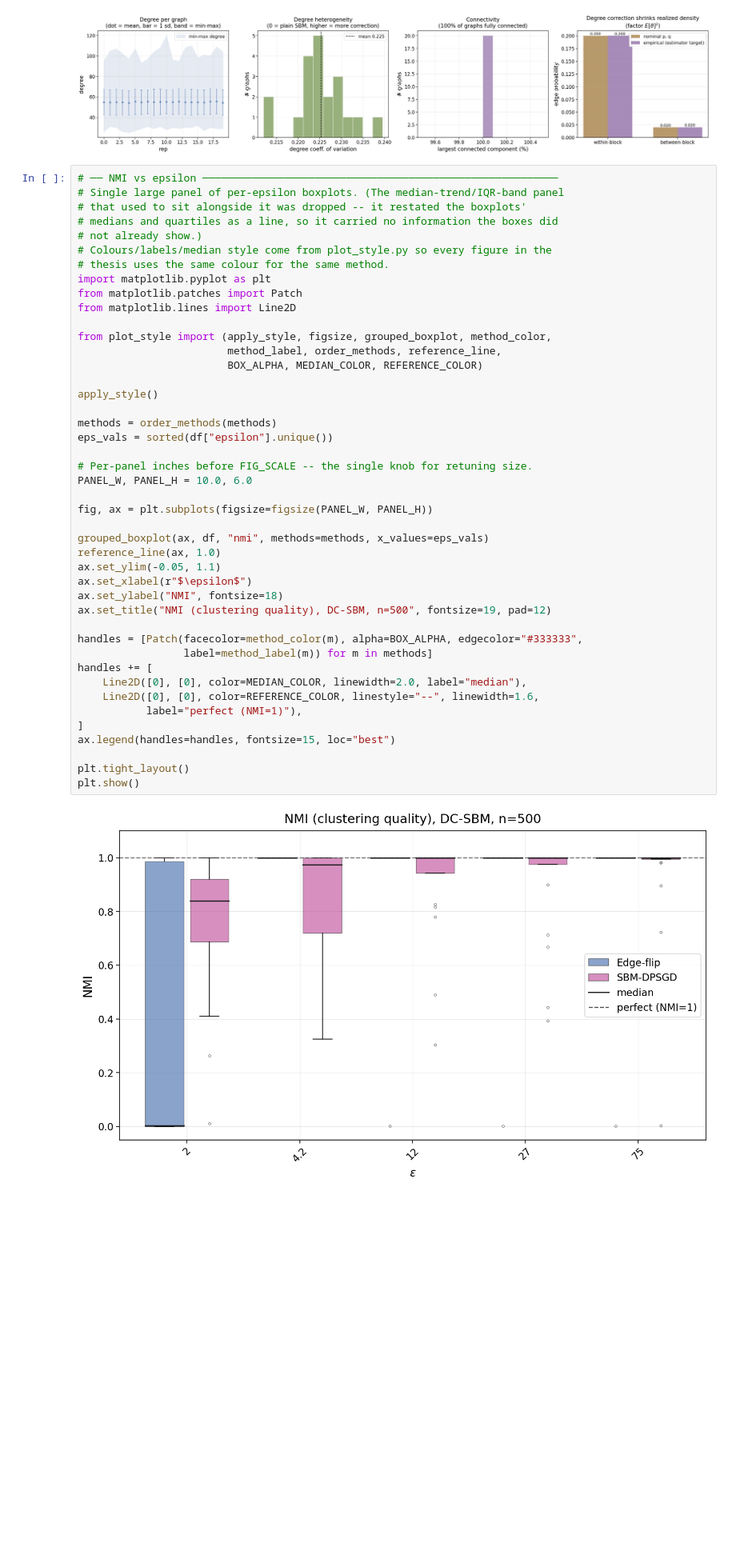
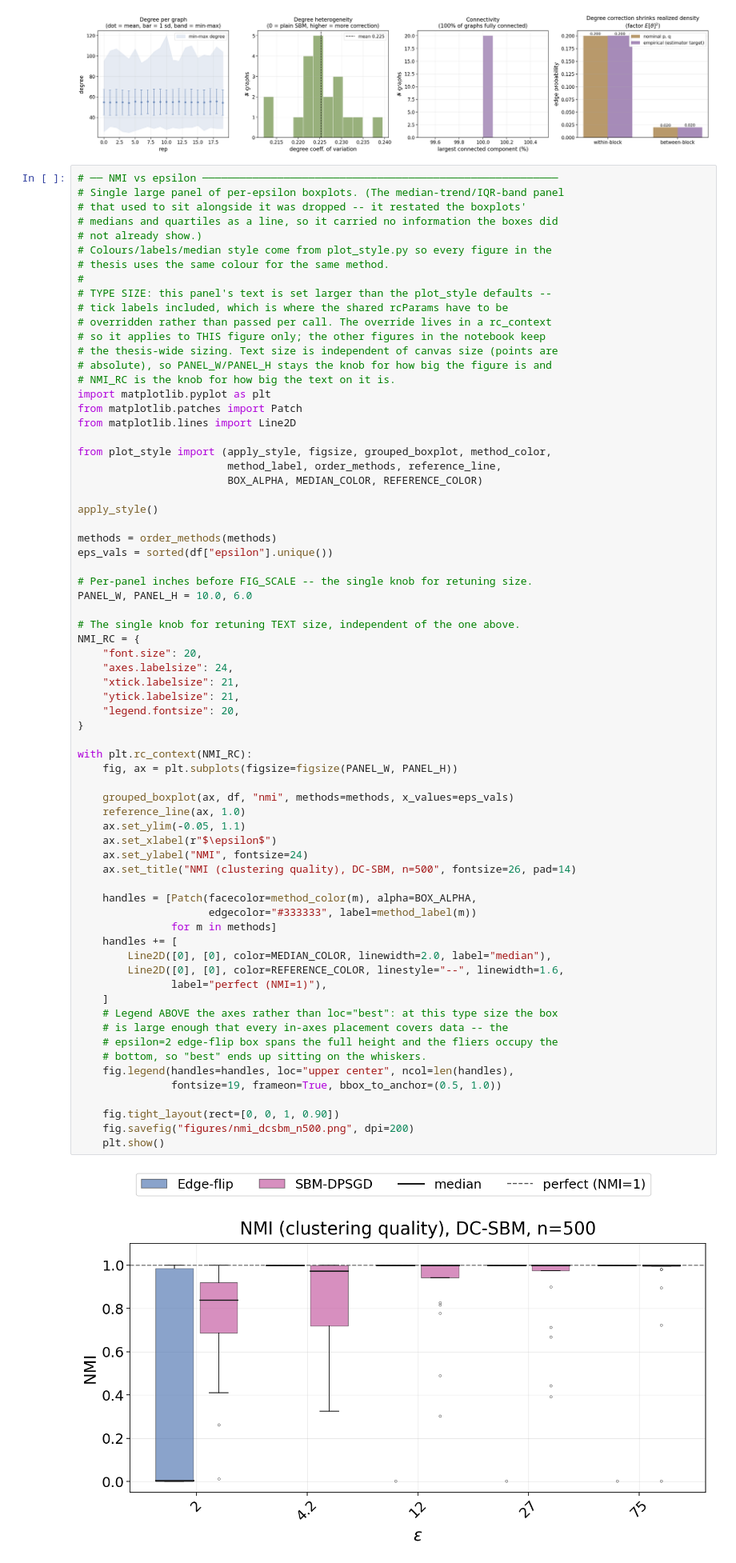
Before and after one commit to hungndo/Privacy_Network_Embeddings, a Jupyter notebook: analysis_dcsbm_synthetic_graph.ipynb, the cells around one changed output. Shown at 80% size. Saved outputs shown, nothing was run; the diff lists cells and outputs as text; blank space fills up the shorter version.

```diff
--- a/analysis_dcsbm_synthetic_graph.ipynb
+++ b/analysis_dcsbm_synthetic_graph.ipynb
@@ -127,49 +127,74 @@ plt.show()
 # %%
 # ── NMI vs epsilon ─────────────────────────────────────────────────────────
 # Single large panel of per-epsilon boxplots. (The median-trend/IQR-band panel
 # that used to sit alongside it was dropped -- it restated the boxplots'
 # medians and quartiles as a line, so it carried no information the boxes did
 # not already show.)
 # Colours/labels/median style come from plot_style.py so every figure in the
 # thesis uses the same colour for the same method.
+#
+# TYPE SIZE: this panel's text is set larger than the plot_style defaults --
+# tick labels included, which is where the shared rcParams have to be
+# overridden rather than passed per call. The override lives in a rc_context
+# so it applies to THIS figure only; the other figures in the notebook keep
+# the thesis-wide sizing. Text size is independent of canvas size (points are
+# absolute), so PANEL_W/PANEL_H stays the knob for how big the figure is and
+# NMI_RC is the knob for how big the text on it is.
 import matplotlib.pyplot as plt
 from matplotlib.patches import Patch
 from matplotlib.lines import Line2D
 
 from plot_style import (apply_style, figsize, grouped_boxplot, method_color,
                         method_label, order_methods, reference_line,
                         BOX_ALPHA, MEDIAN_COLOR, REFERENCE_COLOR)
 
 apply_style()
 
 methods = order_methods(methods)
 eps_vals = sorted(df["epsilon"].unique())
 
 # Per-panel inches before FIG_SCALE -- the single knob for retuning size.
 PANEL_W, PANEL_H = 10.0, 6.0
 
-fig, ax = plt.subplots(figsize=figsize(PANEL_W, PANEL_H))
+# The single knob for retuning TEXT size, independent of the one above.
+NMI_RC = {
+    "font.size": 20,
+    "axes.labelsize": 24,
+    "xtick.labelsize": 21,
+    "ytick.labelsize": 21,
+    "legend.fontsize": 20,
+}
 
-grouped_boxplot(ax, df, "nmi", methods=methods, x_values=eps_vals)
-reference_line(ax, 1.0)
-ax.set_ylim(-0.05, 1.1)
-ax.set_xlabel(r"$\epsilon$")
-ax.set_ylabel("NMI", fontsize=18)
-ax.set_title("NMI (clustering quality), DC-SBM, n=500", fontsize=19, pad=12)
+with plt.rc_context(NMI_RC):
+    fig, ax = plt.subplots(figsize=figsize(PANEL_W, PANEL_H))
 
-handles = [Patch(facecolor=method_color(m), alpha=BOX_ALPHA, edgecolor="#333333",
-                 label=method_label(m)) for m in methods]
-handles += [
-    Line2D([0], [0], color=MEDIAN_COLOR, linewidth=2.0, label="median"),
-    Line2D([0], [0], color=REFERENCE_COLOR, linestyle="--", linewidth=1.6,
-           label="perfect (NMI=1)"),
-]
-ax.legend(handles=handles, fontsize=15, loc="best")
+    grouped_boxplot(ax, df, "nmi", methods=methods, x_values=eps_vals)
+    reference_line(ax, 1.0)
+    ax.set_ylim(-0.05, 1.1)
+    ax.set_xlabel(r"$\epsilon$")
+    ax.set_ylabel("NMI", fontsize=24)
+    ax.set_title("NMI (clustering quality), DC-SBM, n=500", fontsize=26, pad=14)
 
-plt.tight_layout()
-plt.show()
+    handles = [Patch(facecolor=method_color(m), alpha=BOX_ALPHA,
+                     edgecolor="#333333", label=method_label(m))
+               for m in methods]
+    handles += [
+        Line2D([0], [0], color=MEDIAN_COLOR, linewidth=2.0, label="median"),
+        Line2D([0], [0], color=REFERENCE_COLOR, linestyle="--", linewidth=1.6,
+               label="perfect (NMI=1)"),
+    ]
+    # Legend ABOVE the axes rather than loc="best": at this type size the box
+    # is large enough that every in-axes placement covers data -- the
+    # epsilon=2 edge-flip box spans the full height and the fliers occupy the
+    # bottom, so "best" ends up sitting on the whiskers.
+    fig.legend(handles=handles, loc="upper center", ncol=len(handles),
+               fontsize=19, frameon=True, bbox_to_anchor=(0.5, 1.0))
+
+    fig.tight_layout(rect=[0, 0, 1, 0.90])
+    fig.savefig("figures/nmi_dcsbm_n500.png", dpi=200)
+    plt.show()
 # %% [output]
-[figure, old version]
+[figure, new version]
 # %%
 # ── Estimated beta vs epsilon ──────────────────────────────────────────────
 # Single graph size (n=500), so no sweep axis for rows -- one row of two large
```
Also changed, not shown: 9 other files.
